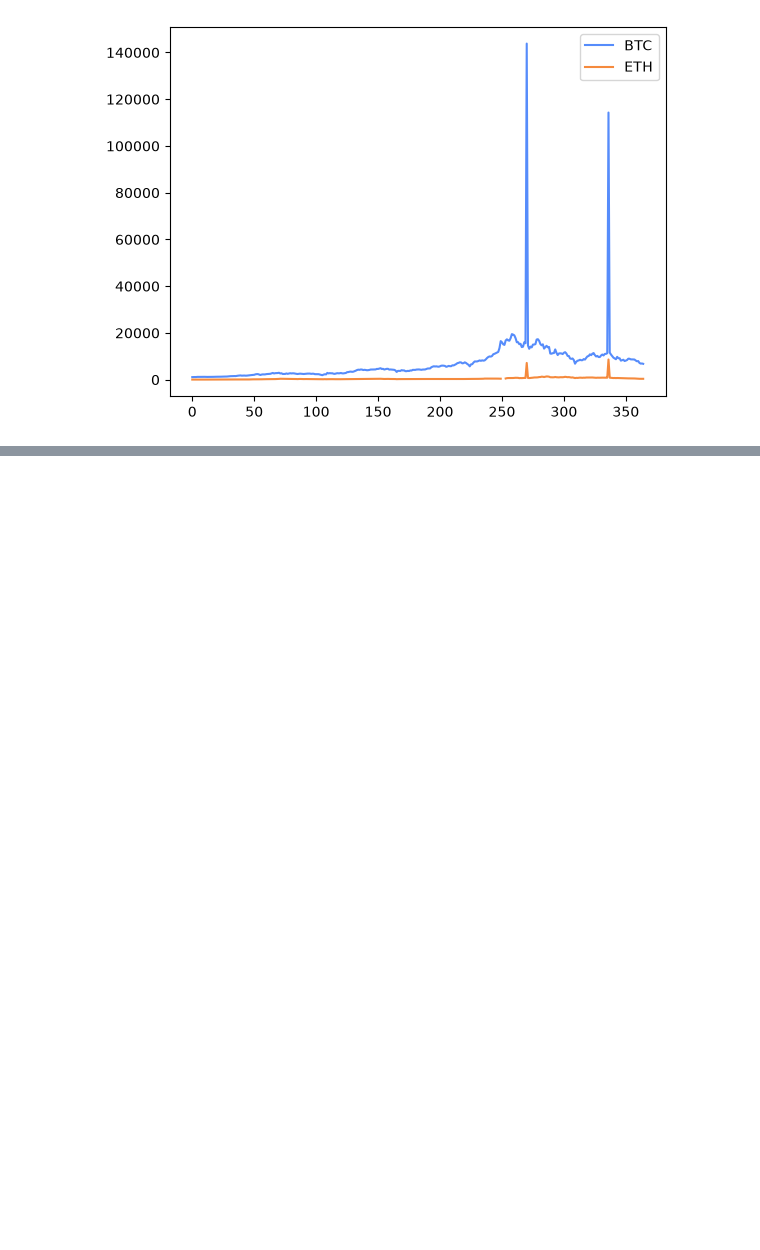
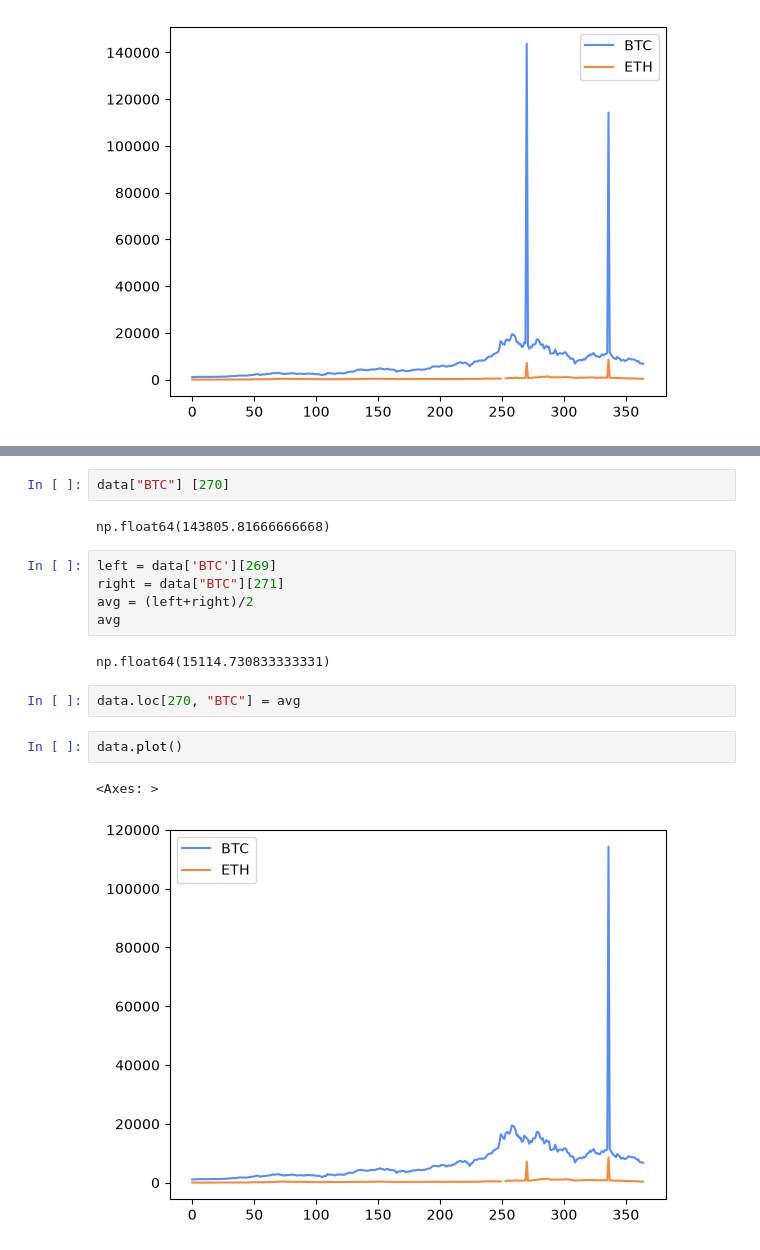
Before and after one commit to ppedvAG/Python-DS-ML-271721, a Jupyter notebook: Labs/M-004-Lab Lösung.ipynb, the cells around one changed output, grey strips where cells are left out. Drawn from its saved outputs; the diff is of its cells as text; blank space fills up the shorter version.

```diff
--- a/Labs/M-004-Lab Lösung.ipynb
+++ b/Labs/M-004-Lab Lösung.ipynb
@@ -26,0 +40,18 @@ data.plot()
+# %%
+data["BTC"] [270]
+# %% [output]
+np.float64(143805.81666666668)
+# %%
+left = data['BTC'][269]
+right = data["BTC"][271]
+avg = (left+right)/2
+avg
+# %% [output]
+np.float64(15114.730833333331)
+# %%
+data.loc[270, "BTC"] = avg
+# %%
+data.plot()
+# %% [output]
+<Axes: >
+[figure, added]
```
Also changed, not shown: parts of 15 cells of this notebook, 4 other files.
